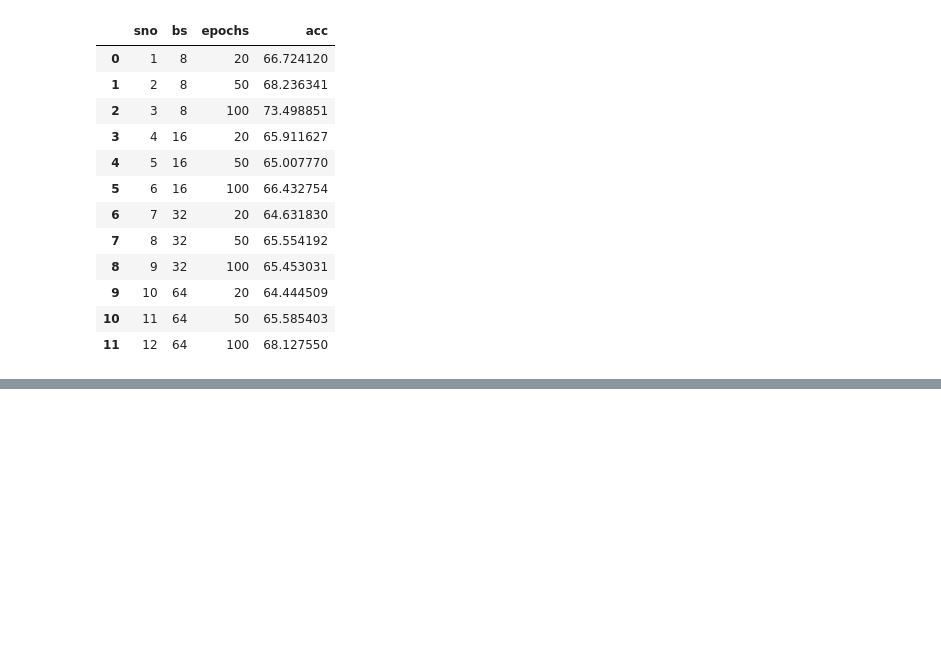
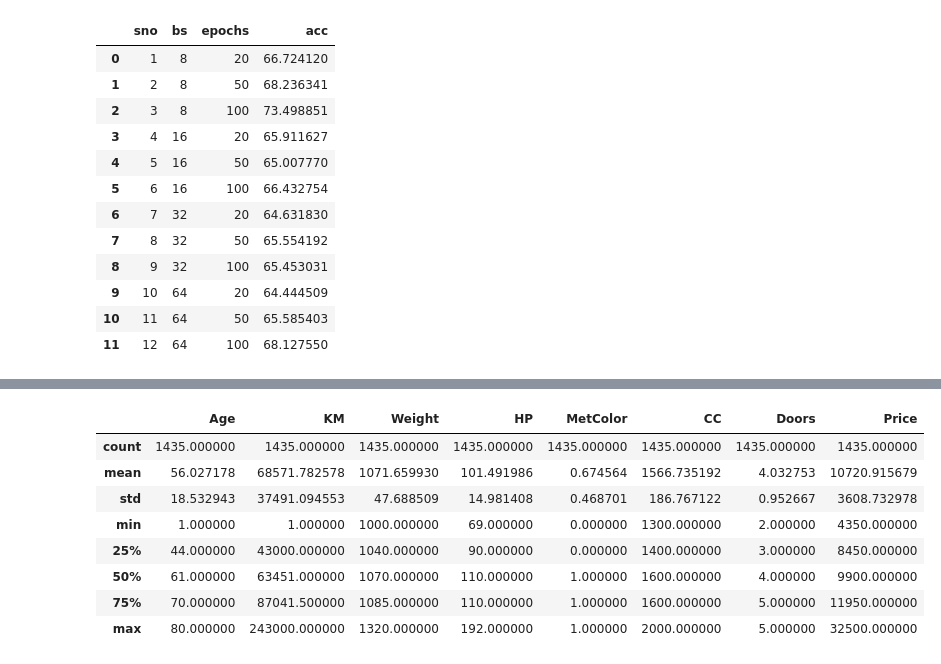
Before and after one commit to zaid-kamil/neural_network_anirudh, a Jupyter notebook: ann_regression.ipynb, the cells around one changed output, grey strips where cells are left out. Cells and saved outputs as stored; diff of their text form; code cells hidden in the pictures; blank space fills up the shorter version.

```diff
--- a/ann_regression.ipynb
+++ b/ann_regression.ipynb
@@ -189,0 +236,12 @@ findBestParams(X_train, y_train, X_test, y_test)
+# %%
+df.describe()
+# %% [output]
+|  | Age | KM | Weight | HP | MetColor | CC | Doors | Price |
+| count | 1435.000000 | 1435.000000 | 1435.000000 | 1435.000000 | 1435.000000 | 1435.000000 | 1435.000000 | 1435.000000 |
+| mean | 56.027178 | 68571.782578 | 1071.659930 | 101.491986 | 0.674564 | 1566.735192 | 4.032753 | 10720.915679 |
+| std | 18.532943 | 37491.094553 | 47.688509 | 14.981408 | 0.468701 | 186.767122 | 0.952667 | 3608.732978 |
+| min | 1.000000 | 1.000000 | 1000.000000 | 69.000000 | 0.000000 | 1300.000000 | 2.000000 | 4350.000000 |
+| 25% | 44.000000 | 43000.000000 | 1040.000000 | 90.000000 | 0.000000 | 1400.000000 | 3.000000 | 8450.000000 |
+| 50% | 61.000000 | 63451.000000 | 1070.000000 | 110.000000 | 1.000000 | 1600.000000 | 4.000000 | 9900.000000 |
+| 75% | 70.000000 | 87041.500000 | 1085.000000 | 110.000000 | 1.000000 | 1600.000000 | 5.000000 | 11950.000000 |
+| max | 80.000000 | 243000.000000 | 1320.000000 | 192.000000 | 1.000000 | 2000.000000 | 5.000000 | 32500.000000 |
```
Also changed, not shown: parts of 18 cells of this notebook, 1 other file.
